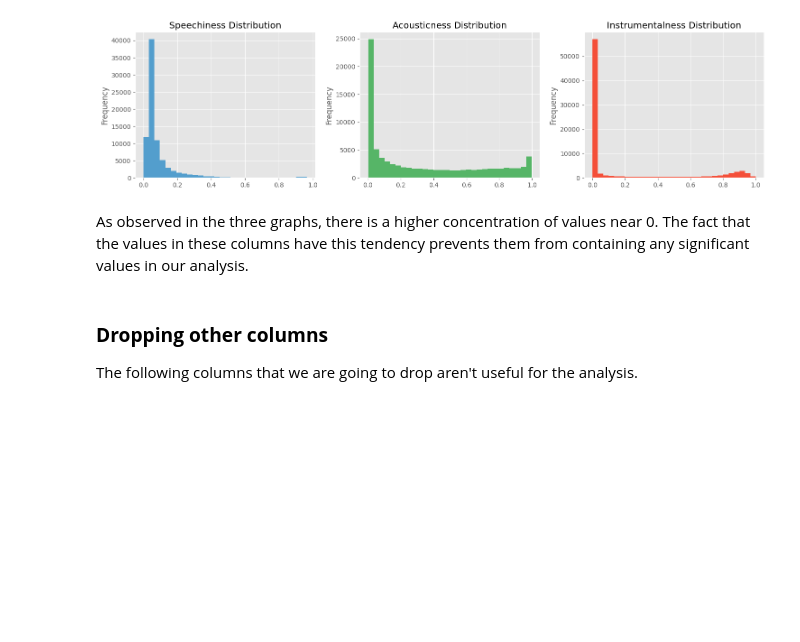
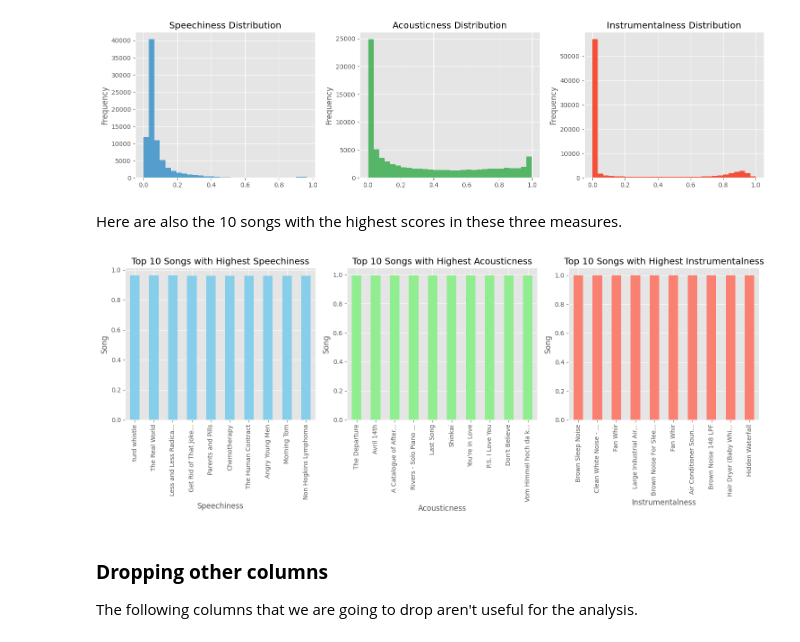
Before and after one commit to mitgar14/etl-workshop-2, a Jupyter notebook: notebooks/01-EDA_Spotify.ipynb, the cells around one changed output. Cells and saved outputs as stored; diff of their text form; code cells hidden in the pictures; blank space fills up the shorter version.

Commit message:
Adding some new graphic in the Spotify EDA

```diff
--- a/notebooks/01-EDA_Spotify.ipynb
+++ b/notebooks/01-EDA_Spotify.ipynb
@@ -620,8 +620,44 @@ plt.tight_layout()
 plt.show()
 # %% [output]
 [figure]
-# %% [markdown]
-As observed in the three graphs, there is a higher concentration of values near 0. The fact that the values in these columns have this tendency prevents them from containing any significant values in our analysis.
+# %% [markdown]
+Here are also the 10 songs with the highest scores in these three measures.
+# %%
+def shorten_title(title, max_length=20):
+    if len(title) > max_length:
+        return title[:max_length] + '...'
+    return title
+
+fig, axes = plt.subplots(1, 3, figsize=(15, 6))
+
+# Top 10 songs with highest speechiness
+top_speechiness = df.nlargest(10, "speechiness")
+top_speechiness["short_track_name"] = top_speechiness["track_name"].apply(shorten_title)
+top_speechiness.plot(kind="bar", x="short_track_name", y="speechiness", ax=axes[0], color="skyblue", legend=False)
+axes[0].set_title("Top 10 Songs with Highest Speechiness")
+axes[0].set_xlabel("Speechiness")
+axes[0].set_ylabel("Song")
+
+# Top 10 songs with highest acousticness
+top_acousticness = df.nlargest(10, "acousticness")
+top_acousticness["short_track_name"] = top_acousticness["track_name"].apply(shorten_title)
+top_acousticness.plot(kind="bar", x="short_track_name", y="acousticness", ax=axes[1], color="lightgreen", legend=False)
+axes[1].set_title("Top 10 Songs with Highest Acousticness")
+axes[1].set_xlabel("Acousticness")
+axes[1].set_ylabel("Song")
+
+# Top 10 songs with highest instrumentalness
+top_instrumentalness = df.nlargest(10, "instrumentalness")
+top_instrumentalness["short_track_name"] = top_instrumentalness["track_name"].apply(shorten_title)
+top_instrumentalness.plot(kind="bar", x="short_track_name", y="instrumentalness", ax=axes[2], color="salmon", legend=False)
+axes[2].set_title("Top 10 Songs with Highest Instrumentalness")
+axes[2].set_xlabel("Instrumentalness")
+axes[2].set_ylabel("Song")
+
+plt.tight_layout()
+plt.show()
+# %% [output]
+[figure, added]
 # %%
 df = df.drop(columns=["speechiness", "acousticness", "instrumentalness"])
 # %% [markdown]
```
Also changed, not shown: parts of 2 cells of this notebook, 4 other files.
